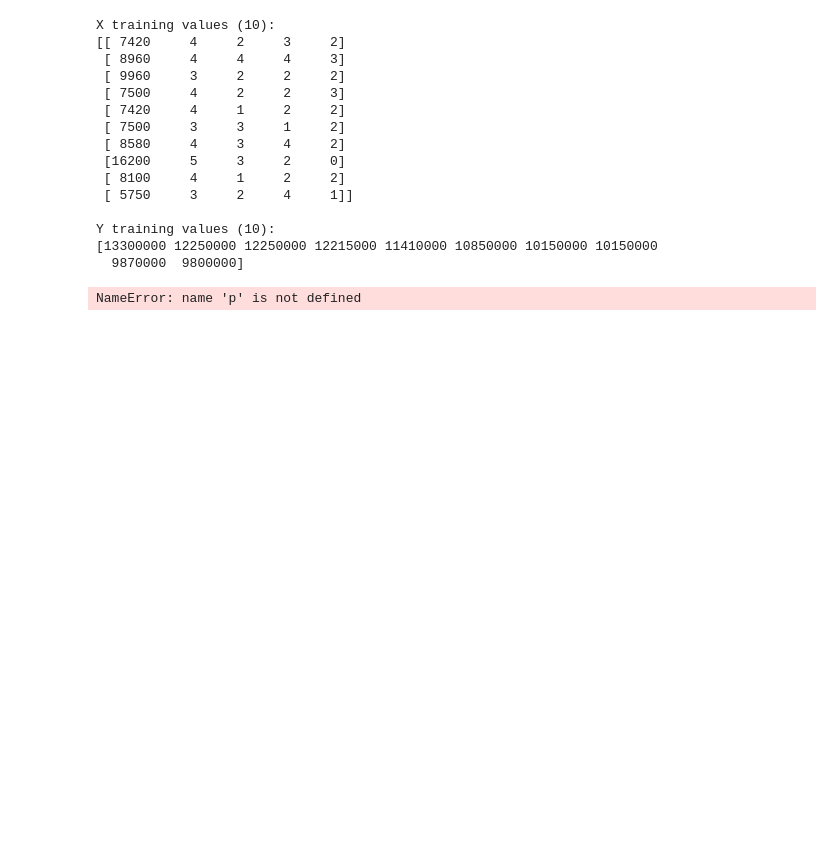
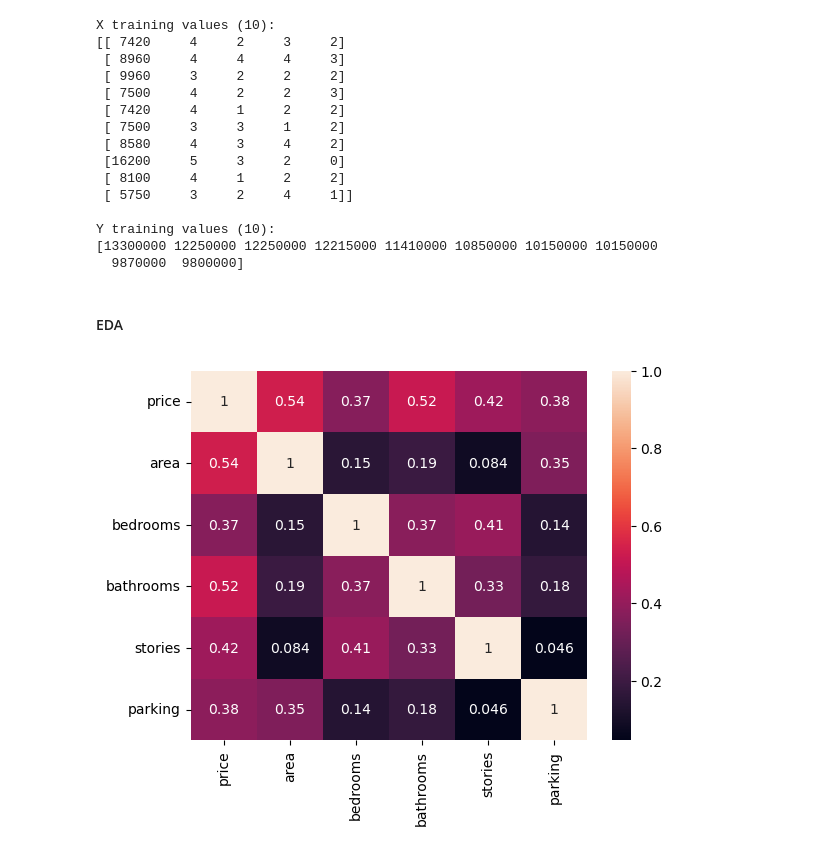
Before and after one commit to OriElbaz/housing-price-predictor, a Jupyter notebook: notebooks/01_implementation.ipynb, the cells around one changed output. Cells and saved outputs as stored; diff of their text form; code cells hidden in the pictures; blank space fills up the shorter version.

```diff
--- a/notebooks/01_implementation.ipynb
+++ b/notebooks/01_implementation.ipynb
@@ -76,7 +78,10 @@ X training values (10):
 Y training values (10):
 [13300000 12250000 12250000 12215000 11410000 10850000 10150000 10150000
   9870000  9800000]
-# %%
-p
-# %% [output]
-NameError: name 'p' is not defined
+# %% [markdown]
+#### EDA
+# %%
+sns.heatmap(df.corr(), annot=True,)
+plt.show()
+# %% [output]
+[figure, added]
```
Also changed, not shown: parts of 4 cells of this notebook.
